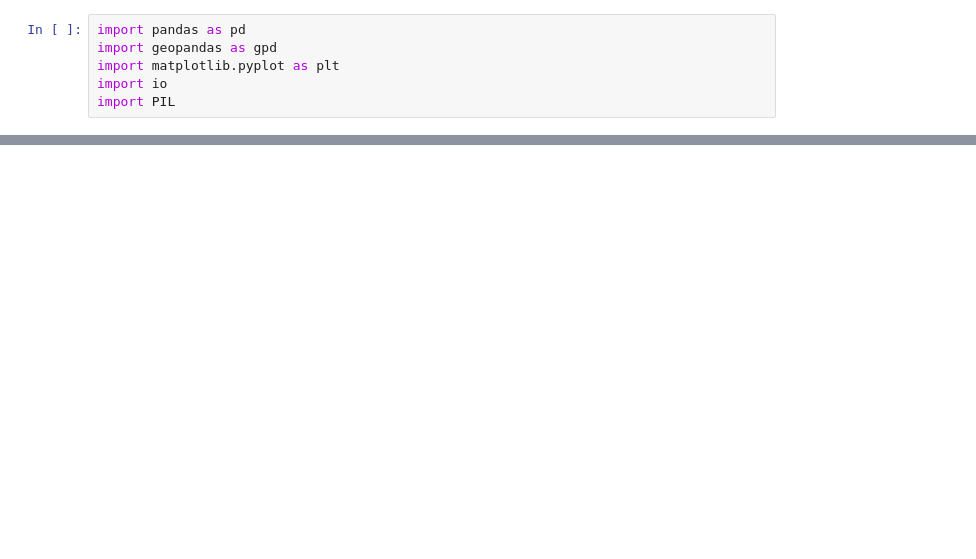
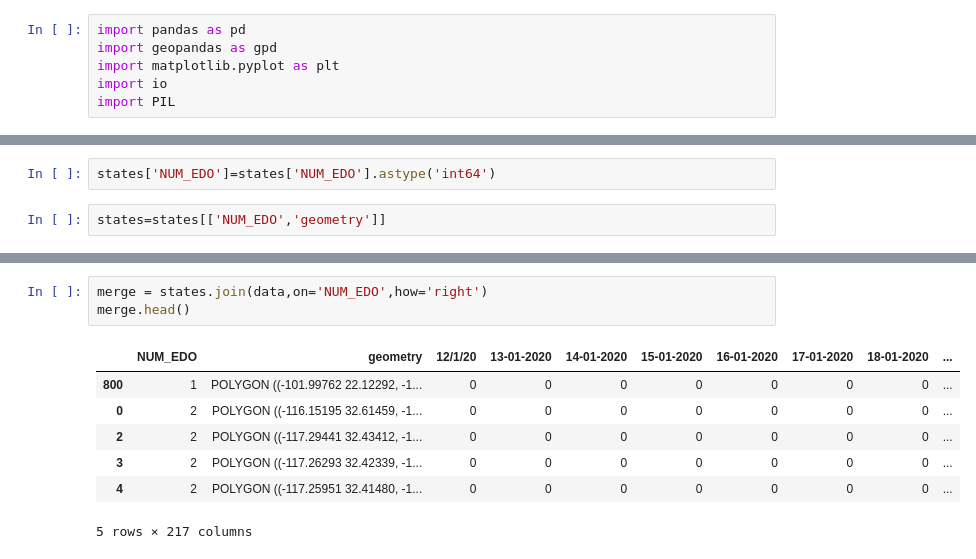
Before and after one commit to jdela757/sid-project, a Jupyter notebook: notebooks/state_mexico.ipynb, the cells around one changed output, grey strips where cells are left out. Cells and saved outputs as stored; diff of their text form; blank space fills up the shorter version.

```diff
--- a/notebooks/state_mexico.ipynb
+++ b/notebooks/state_mexico.ipynb
@@ -22,0 +49,4 @@ data.head()
+# %%
+states['NUM_EDO']=states['NUM_EDO'].astype('int64')
+# %%
+states=states[['NUM_EDO','geometry']]
@@ -22,0 +62,11 @@ data.head()
+# %%
+merge = states.join(data,on='NUM_EDO',how='right')
+merge.head()
+# %% [output]
+|  | NUM_EDO | geometry | 12/1/20 | 13-01-2020 | 14-01-2020 | 15-01-2020 | 16-01-2020 | 17-01-2020 | 18-01-2020 | ... |
+| 800 | 1 | POLYGON ((-101.99762 22.12292, -1... | 0 | 0 | 0 | 0 | 0 | 0 | 0 | ... |
+| 0 | 2 | POLYGON ((-116.15195 32.61459, -1... | 0 | 0 | 0 | 0 | 0 | 0 | 0 | ... |
+| 2 | 2 | POLYGON ((-117.29441 32.43412, -1... | 0 | 0 | 0 | 0 | 0 | 0 | 0 | ... |
+| 3 | 2 | POLYGON ((-117.26293 32.42339, -1... | 0 | 0 | 0 | 0 | 0 | 0 | 0 | ... |
+| 4 | 2 | POLYGON ((-117.25951 32.41480, -1... | 0 | 0 | 0 | 0 | 0 | 0 | 0 | ... |
+5 rows × 217 columns
```
Also changed, not shown: parts of 9 cells of this notebook, 30 other files.
